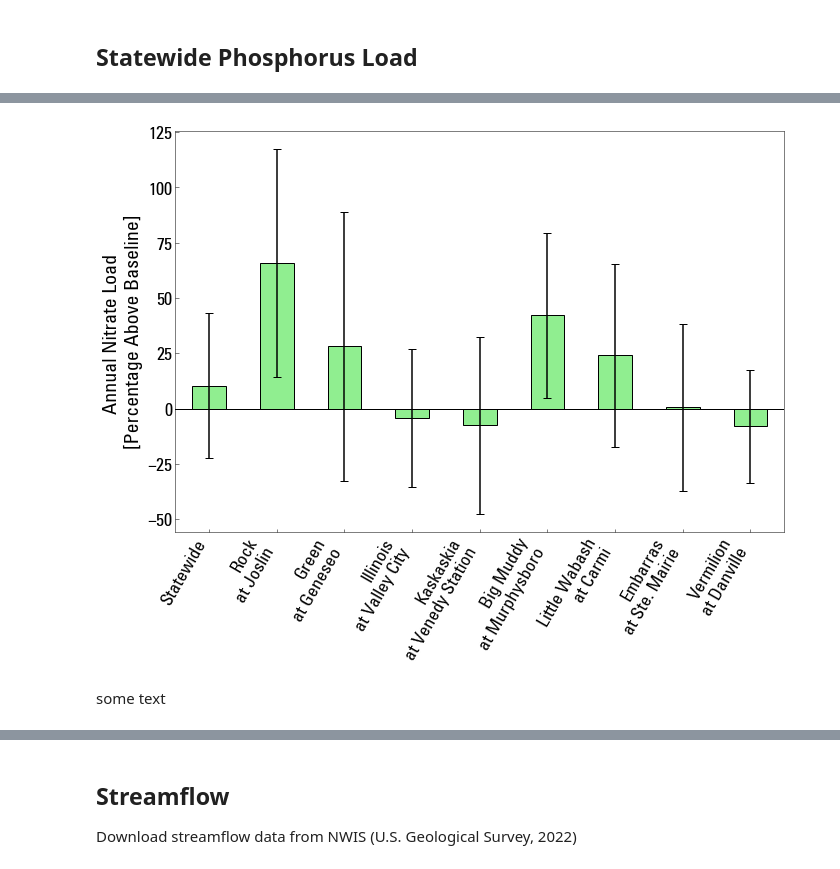
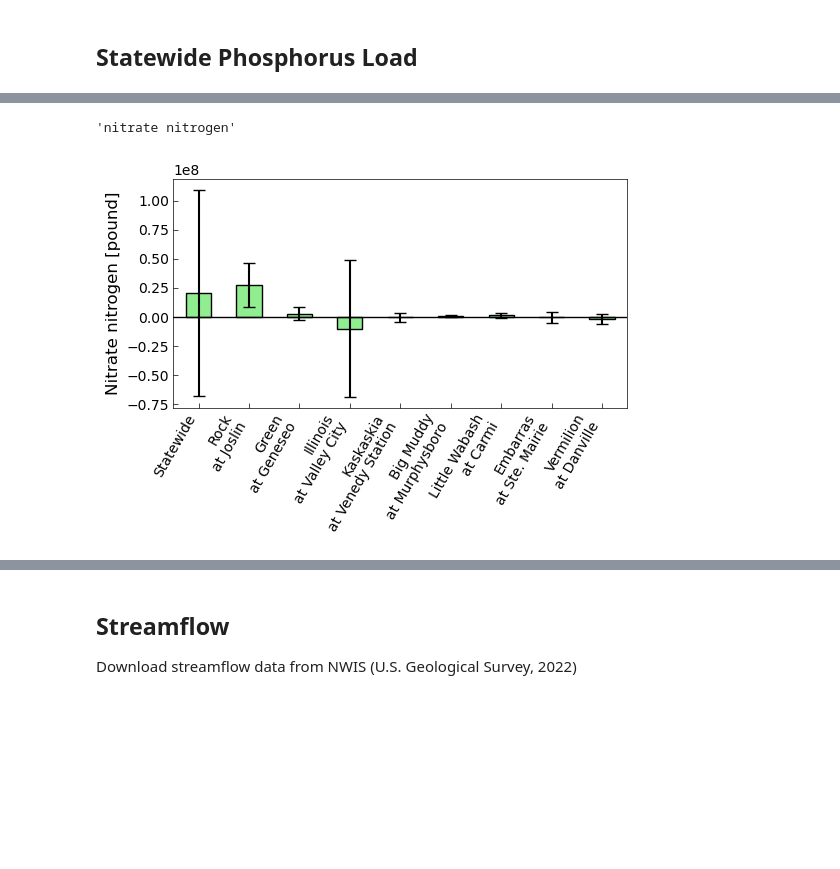
Before and after one commit to thodson-usgs/ambient-biennial23-report, a Jupyter notebook: notebooks/02_reporting/01_report_plots.ipynb, the cells around one changed output, grey strips where cells are left out. Cells and saved outputs as stored; diff of their text form; code cells hidden in the pictures; blank space fills up the shorter version.

```diff
--- a/notebooks/02_reporting/01_report_plots.ipynb
+++ b/notebooks/02_reporting/01_report_plots.ipynb
@@ -101,0 +240,4 @@ labels(supergage_network)
+# %%
+network = compute_network_loads(site_ds, ambient_network, nested=nested)
+network
+#ambient_loads = ambient_loads.where(ambient_loads.year.dt.year >= baseline_years[0]).dropna(dim='year', how='all') # awkward
@@ -148,24 +350,31 @@ fig.tight_layout()
 # %% [markdown]
 ## Statewide Phosphorus Load
 # %%
-parameter='phosphorus'
+parameter='total phosphorus'
 loc='upper left'
 
 fig, ax = plt.subplots(figsize=(fig_w, fig_h))
 
-baseline_mean_load = ambient_loads[parameter].sel(river=labels(ambient_network)).sum(dim='river').sel(year=ambient_loads.year.dt.year.isin(baseline_years)).mean()
 
-ambient_total_load = ambient_loads[parameter].sel(river=labels(ambient_network)).sum(dim='river') / baseline_mean_load * 100 - 100
-supergage_total_load = supergage_loads[parameter].sel(river=labels(supergage_network)).sum(dim='river') / baseline_mean_load * 100 - 100
-
-running_average_plot(ds1=ambient_total_load,
+running_average_plot(ds1=ambient_total_yield[parameter],
                      period1=baseline_years,
                      period2=study_years,
-                     ds2=supergage_total_load,
+                     ds2=supergage_total_yield[parameter], #comment this for ambient only
                      loc=loc,
                      ax=ax)
 
+ax2 = percentage_scale(baseline_mean_yield[parameter].values, ax)
+#ax2 = ax.twiny()
+#ax2.set_ylim()
+ax2.set_ylabel('[percentage above baseline]'.capitalize())
 
-text = ax.set_ylabel(f'Annual {parameter} load \n[percentage above baseline]'.title())
+
+text = ax.set_ylabel(f'{parameter}\n[pounds per acre]'.capitalize())
 fig.tight_layout()
+str(figure_count).rjust(2,'0')
+
+if save_figures:
+    fig_str = str(figure_count).rjust(2,'0')
+    fig.savefig(f'../../figures/{fig_str}_annual_{parameter}_load.png', dpi=150)
+    figure_count += 1
 # %% [output]
@@ -192,20 +447,28 @@ current_loads.groupby('river').mean(dim='year').to_dataframe()#head()
+# %%
+baseline_loads['nitrate nitrogen'].name#.pint.units
+# %% [output]
+'nitrate nitrogen'
 # %%
-parameter = 'nitrate'
+parameter = 'nitrate nitrogen'
 
 fig, ax = plt.subplots(figsize=(fig_w, fig_h))
 
 plot_change_by_basin(baseline_loads[parameter],
                      current_loads[parameter],
                      color='lightgreen',
-                     ax=ax,
-                     statewide=False)
+                     mode='load',
+                     da=network['drain_area_va'],
+                     ax=ax)
 
 ax.set_xticklabels([ label.get_text().replace(' at ','\nat ') for label in ax.get_xticklabels()], rotation=60, ha='right')
-text = ax.set_ylabel(f'Annual {parameter} load \n[percentage above baseline]'.title())
+#text = ax.set_ylabel(titlecase(f'Change in {parameter} load\n[percentage above baseline]'))
 fig.tight_layout()
+
+if save_figures:
+    fig_str = str(figure_count).rjust(2,'0')
+    fig.savefig(f'../../figures/{fig_str}_{parameter}_basin_yield.png', dpi=150)
+    figure_count += 1
 # %% [output]
-[figure, old version]
+[figure, new version]
-# %% [markdown]
-some text
 # %%
 fig, ax = plt.subplots(figsize=(fig_w, fig_h))
```
Also changed, not shown: parts of 41 cells of this notebook, 8 other files.
